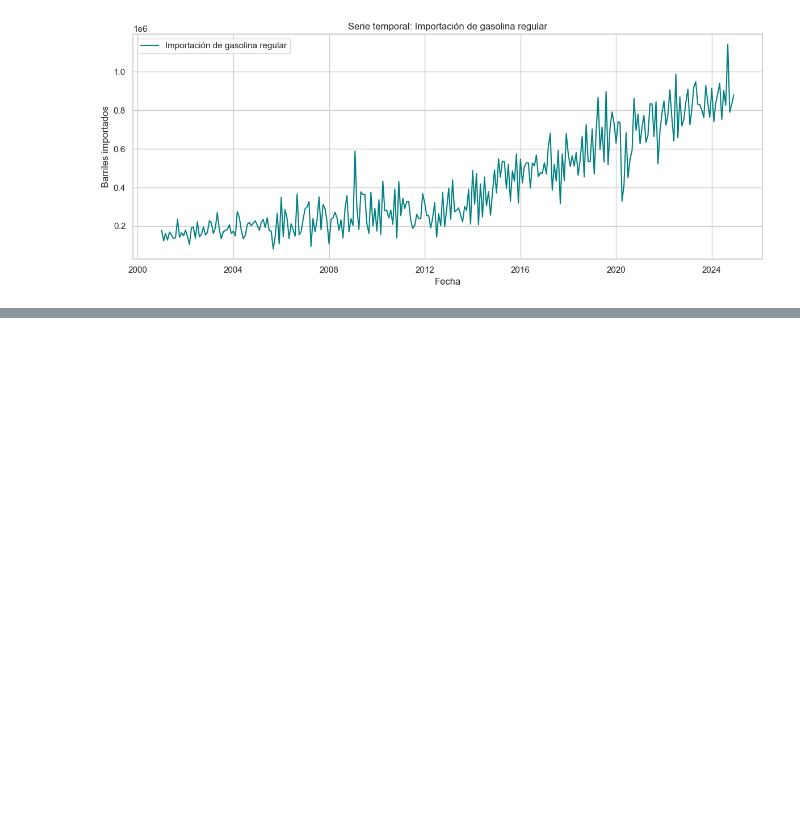
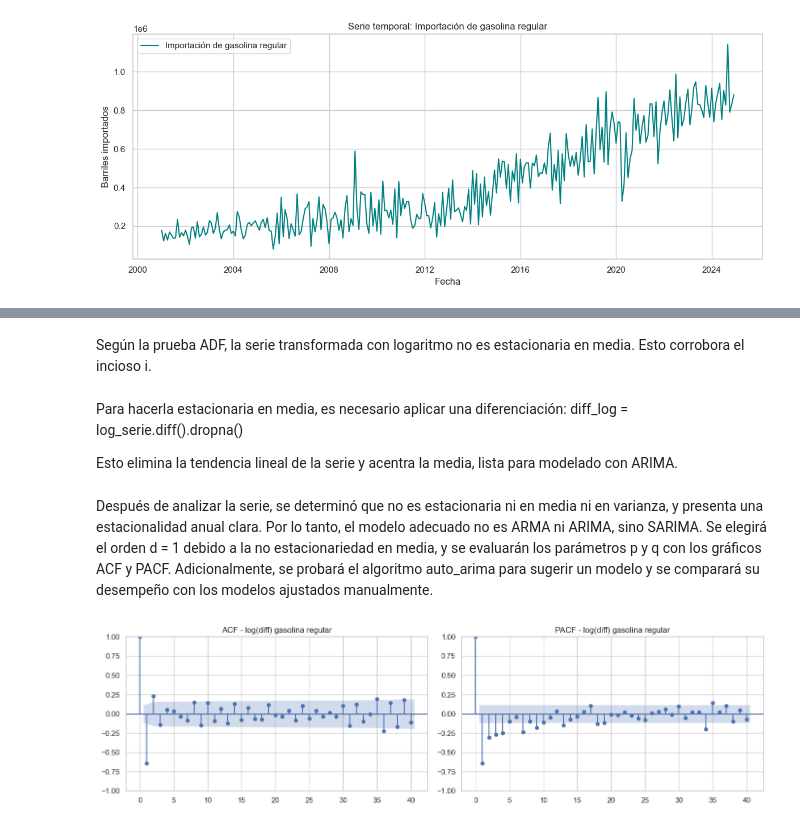
Before and after one commit to JoaquinCampos22155/Lab1_DATASCIENCE, a Jupyter notebook: lab1.ipynb, the cells around one changed output, grey strips where cells are left out. Cells and saved outputs as stored; diff of their text form; code cells hidden in the pictures; blank space fills up the shorter version.

```diff
--- a/lab1.ipynb
+++ b/lab1.ipynb
@@ -155,0 +265,34 @@ Variabilidad estacional moderada, pero no muy regular a simple vista.
+# %% [markdown]
+Según la prueba ADF, la serie transformada con logaritmo no es estacionaria en media.
+Esto corrobora el incioso i.
+# %% [markdown]
+Para hacerla estacionaria en media, es necesario aplicar una diferenciación:
+diff_log = log_serie.diff().dropna()
+
+Esto elimina la tendencia lineal de la serie y acentra la media, lista para modelado con ARIMA.
+# %% [markdown]
+Después de analizar la serie, se determinó que no es estacionaria ni en media ni en varianza, y presenta una estacionalidad anual clara.
+Por lo tanto, el modelo adecuado no es ARMA ni ARIMA, sino SARIMA.
+Se elegirá el orden d = 1 debido a la no estacionariedad en media, y se evaluarán los parámetros p y q con los gráficos ACF y PACF.
+Adicionalmente, se probará el algoritmo auto_arima para sugerir un modelo y se comparará su desempeño con los modelos ajustados manualmente.
+# %%
+
+diff_log = log_serie.diff().dropna()
+
+from statsmodels.graphics.tsaplots import plot_acf, plot_pacf
+import matplotlib.pyplot as plt
+
+fig, axes = plt.subplots(1, 2, figsize=(14, 4))
+
+# ACF
+plot_acf(diff_log, ax=axes[0], lags=40)
+axes[0].set_title("ACF - log(diff) gasolina regular")
+
+# PACF
+plot_pacf(diff_log, ax=axes[1], lags=40, method="ywm")
+axes[1].set_title("PACF - log(diff) gasolina regular")
+
+plt.tight_layout()
+plt.show()
+# %% [output]
+[figure, added]
```
Also changed, not shown: parts of 18 cells of this notebook.
